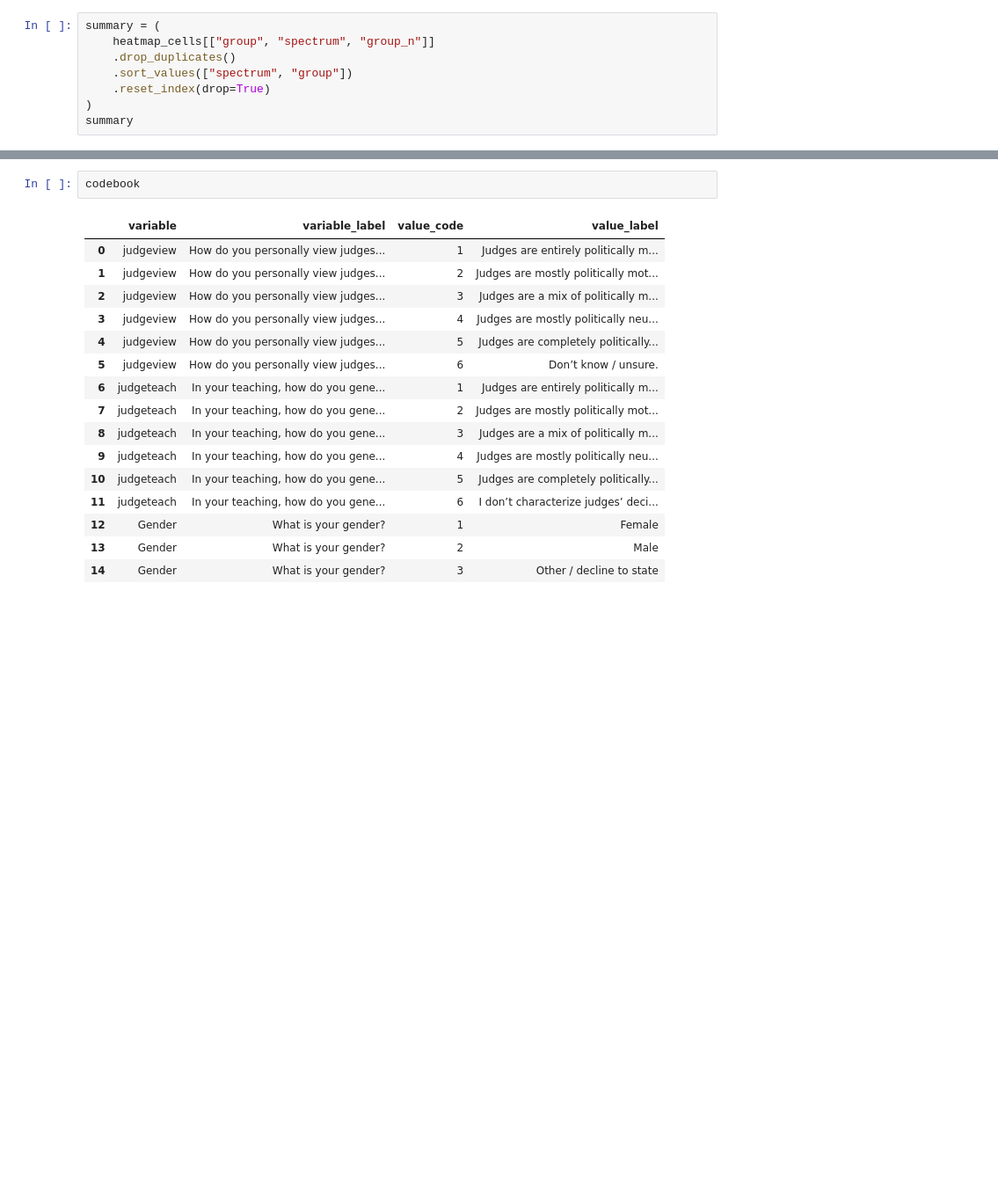
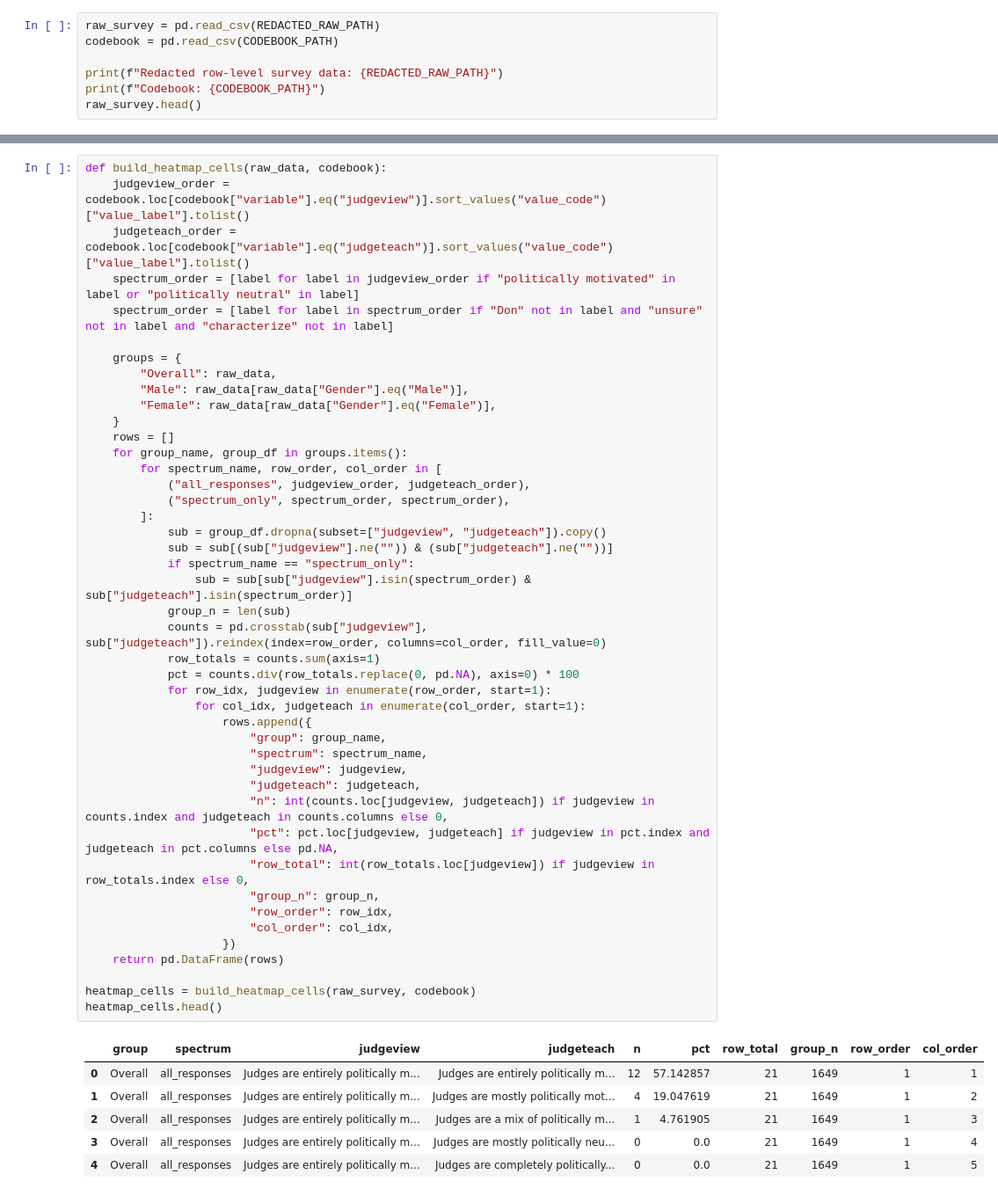
Before and after one commit to chapin-lenthall-cleary/firearticles, a Jupyter notebook: law_teaching/law.ipynb, the cells around one changed output, grey strips where cells are left out. Shown at 88% size. Saved outputs shown, nothing was run; the diff lists cells and outputs as text; blank space fills up the shorter version.

```diff
--- a/law_teaching/law.ipynb
+++ b/law_teaching/law.ipynb
@@ -215,9 +26,8 @@ Extracted codebook: law_faculty_judges_outputs/law_faculty_judges_codebook.csv
 # %%
-summary = (
-    heatmap_cells[["group", "spectrum", "group_n"]]
-    .drop_duplicates()
-    .sort_values(["spectrum", "group"])
-    .reset_index(drop=True)
-)
-summary
+raw_survey = pd.read_csv(REDACTED_RAW_PATH)
+codebook = pd.read_csv(CODEBOOK_PATH)
+
+print(f"Redacted row-level survey data: {REDACTED_RAW_PATH}")
+print(f"Codebook: {CODEBOOK_PATH}")
+raw_survey.head()
 # %% [output]
@@ -231,20 +43,52 @@ summary
 # %%
-codebook
+def build_heatmap_cells(raw_data, codebook):
+    judgeview_order = codebook.loc[codebook["variable"].eq("judgeview")].sort_values("value_code")["value_label"].tolist()
+    judgeteach_order = codebook.loc[codebook["variable"].eq("judgeteach")].sort_values("value_code")["value_label"].tolist()
+    spectrum_order = [label for label in judgeview_order if "politically motivated" in label or "politically neutral" in label]
+    spectrum_order = [label for label in spectrum_order if "Don" not in label and "unsure" not in label and "characterize" not in label]
+
+    groups = {
+        "Overall": raw_data,
+        "Male": raw_data[raw_data["Gender"].eq("Male")],
+        "Female": raw_data[raw_data["Gender"].eq("Female")],
+    }
+    rows = []
+    for group_name, group_df in groups.items():
+        for spectrum_name, row_order, col_order in [
+            ("all_responses", judgeview_order, judgeteach_order),
+            ("spectrum_only", spectrum_order, spectrum_order),
+        ]:
+            sub = group_df.dropna(subset=["judgeview", "judgeteach"]).copy()
+            sub = sub[(sub["judgeview"].ne("")) & (sub["judgeteach"].ne(""))]
+            if spectrum_name == "spectrum_only":
+                sub = sub[sub["judgeview"].isin(spectrum_order) & sub["judgeteach"].isin(spectrum_order)]
+            group_n = len(sub)
+            counts = pd.crosstab(sub["judgeview"], sub["judgeteach"]).reindex(index=row_order, columns=col_order, fill_value=0)
+            row_totals = counts.sum(axis=1)
+            pct = counts.div(row_totals.replace(0, pd.NA), axis=0) * 100
+            for row_idx, judgeview in enumerate(row_order, start=1):
+                for col_idx, judgeteach in enumerate(col_order, start=1):
+                    rows.append({
+                        "group": group_name,
+                        "spectrum": spectrum_name,
+                        "judgeview": judgeview,
+                        "judgeteach": judgeteach,
+                        "n": int(counts.loc[judgeview, judgeteach]) if judgeview in counts.index and judgeteach in counts.columns else 0,
+                        "pct": pct.loc[judgeview, judgeteach] if judgeview in pct.index and judgeteach in pct.columns else pd.NA,
+                        "row_total": int(row_totals.loc[judgeview]) if judgeview in row_totals.index else 0,
+                        "group_n": group_n,
+                        "row_order": row_idx,
+                        "col_order": col_idx,
+                    })
+    return pd.DataFrame(rows)
+
+heatmap_cells = build_heatmap_cells(raw_survey, codebook)
+heatmap_cells.head()
 # %% [output]
-|  | variable | variable_label | value_code | value_label |
-| 0 | judgeview | How do you personally view judges... | 1 | Judges are entirely politically m... |
-| 1 | judgeview | How do you personally view judges... | 2 | Judges are mostly politically mot... |
-| 2 | judgeview | How do you personally view judges... | 3 | Judges are a mix of politically m... |
-| 3 | judgeview | How do you personally view judges... | 4 | Judges are mostly politically neu... |
-| 4 | judgeview | How do you personally view judges... | 5 | Judges are completely politically... |
-| 5 | judgeview | How do you personally view judges... | 6 | Don’t know / unsure. |
-| 6 | judgeteach | In your teaching, how do you gene... | 1 | Judges are entirely politically m... |
-| 7 | judgeteach | In your teaching, how do you gene... | 2 | Judges are mostly politically mot... |
-| 8 | judgeteach | In your teaching, how do you gene... | 3 | Judges are a mix of politically m... |
-| 9 | judgeteach | In your teaching, how do you gene... | 4 | Judges are mostly politically neu... |
-| 10 | judgeteach | In your teaching, how do you gene... | 5 | Judges are completely politically... |
-| 11 | judgeteach | In your teaching, how do you gene... | 6 | I don’t characterize judges’ deci... |
-| 12 | Gender | What is your gender? | 1 | Female |
-| 13 | Gender | What is your gender? | 2 | Male |
-| 14 | Gender | What is your gender? | 3 | Other / decline to state |
+|  | group | spectrum | judgeview | judgeteach | n | pct | row_total | group_n | row_order | col_order |
+| 0 | Overall | all_responses | Judges are entirely politically m... | Judges are entirely politically m... | 12 | 57.142857 | 21 | 1649 | 1 | 1 |
+| 1 | Overall | all_responses | Judges are entirely politically m... | Judges are mostly politically mot... | 4 | 19.047619 | 21 | 1649 | 1 | 2 |
+| 2 | Overall | all_responses | Judges are entirely politically m... | Judges are a mix of politically m... | 1 | 4.761905 | 21 | 1649 | 1 | 3 |
+| 3 | Overall | all_responses | Judges are entirely politically m... | Judges are mostly politically neu... | 0 | 0.0 | 21 | 1649 | 1 | 4 |
+| 4 | Overall | all_responses | Judges are entirely politically m... | Judges are completely politically... | 0 | 0.0 | 21 | 1649 | 1 | 5 |
 # %%
```
Also changed, not shown: parts of 13 cells of this notebook, 2 other files.
